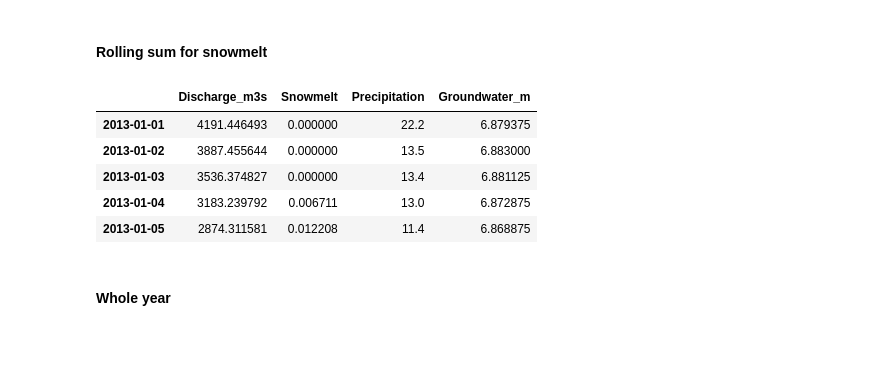
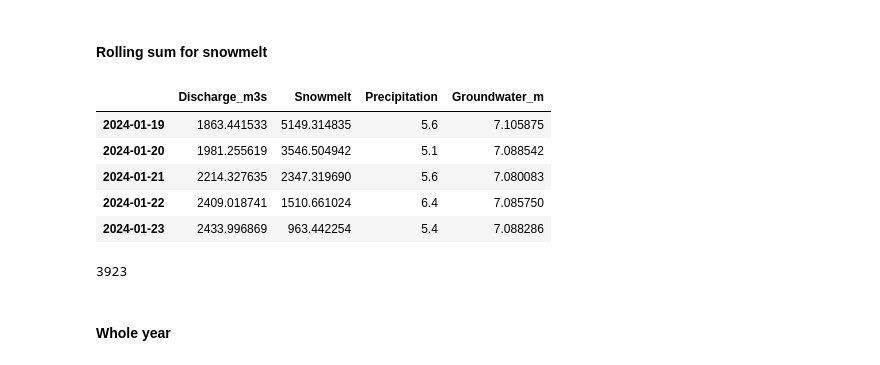
Before and after one commit to Loe-SS/MORE, a Jupyter notebook: NPBN_Analysis.ipynb, the cells around one changed output. Saved outputs shown, nothing was run; the diff lists cells and outputs as text; code cells hidden in the pictures.

```diff
--- a/NPBN_Analysis.ipynb
+++ b/NPBN_Analysis.ipynb
@@ -574,20 +575,22 @@ plt.plot(df_snowmelt.index, df_snowmelt['smlt'], label='Daily Snowmelt (mm)')
 # %%
 df_snowmelt['smlt'] = df_snowmelt['smlt'].rolling(window=5, min_periods=1).sum()
 s_snowmelt = get_clean_series(df_snowmelt, "Snowmelt")
 
 df_final_seasonality = pd.concat([s_discharge, s_snowmelt, s_precip_system_memory, s_ground], axis=1)
 df_final_seasonality = df_final_seasonality.rename(columns={'Wert': 'Precipitation'})
 df_final_seasonality = df_final_seasonality.sort_index()
 df_final_seasonality = df_final_seasonality.dropna()
 
-display(df_final_seasonality.head())
+display(df_final_seasonality.tail())
+print(len(df_final_seasonality.index
 # %% [output]
 |  | Discharge_m3s | Snowmelt | Precipitation | Groundwater_m |
-| 2013-01-01 | 4191.446493 | 0.000000 | 22.2 | 6.879375 |
-| 2013-01-02 | 3887.455644 | 0.000000 | 13.5 | 6.883000 |
-| 2013-01-03 | 3536.374827 | 0.000000 | 13.4 | 6.881125 |
-| 2013-01-04 | 3183.239792 | 0.006711 | 13.0 | 6.872875 |
-| 2013-01-05 | 2874.311581 | 0.012208 | 11.4 | 6.868875 |
+| 2024-01-19 | 1863.441533 | 5149.314835 | 5.6 | 7.105875 |
+| 2024-01-20 | 1981.255619 | 3546.504942 | 5.1 | 7.088542 |
+| 2024-01-21 | 2214.327635 | 2347.319690 | 5.6 | 7.080083 |
+| 2024-01-22 | 2409.018741 | 1510.661024 | 6.4 | 7.085750 |
+| 2024-01-23 | 2433.996869 | 963.442254 | 5.4 | 7.088286 |
+3923
 # %%
 # ## Seasonality
 # df_final_seasonality = pd.concat([s_discharge, s_snowmelt, s_precip_system_memory, s_ground], axis=1)
```
Also changed, not shown: parts of 14 cells of this notebook, 3 other files.
